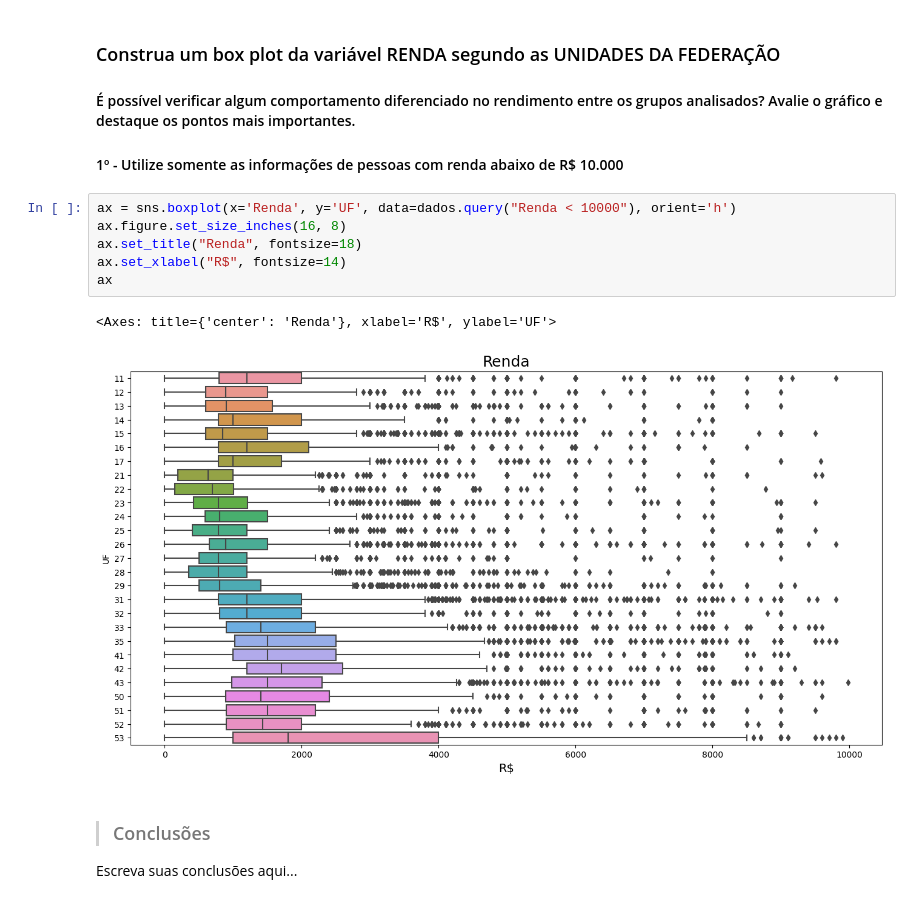
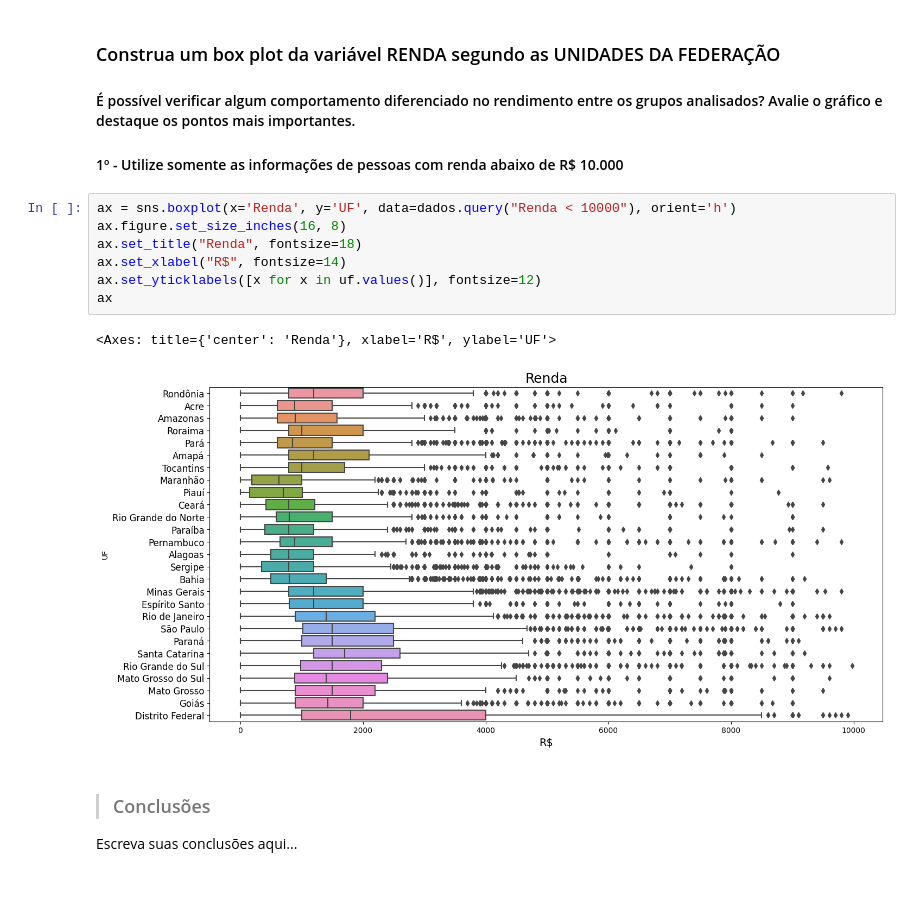
Before and after one commit to RayVilaca/Bootcamp-Data-Analytics, a Jupyter notebook: Cursos-Off/Alura/Estatística-com-Python/frequencias-e-medidas/Análise_Descritiva.ipynb, the cells around one changed output. Cells and saved outputs as stored; diff of their text form.

```diff
--- a/Cursos-Off/Alura/Estatística-com-Python/frequencias-e-medidas/Análise_Descritiva.ipynb
+++ b/Cursos-Off/Alura/Estatística-com-Python/frequencias-e-medidas/Análise_Descritiva.ipynb
@@ -650,12 +684,13 @@ dados.groupby(['UF']).agg({'Renda': ['mean', 'median', 'max', 'std']})
 # %%
 ax = sns.boxplot(x='Renda', y='UF', data=dados.query("Renda < 10000"), orient='h')
 ax.figure.set_size_inches(16, 8)
 ax.set_title("Renda", fontsize=18)
 ax.set_xlabel("R$", fontsize=14)
+ax.set_yticklabels([x for x in uf.values()], fontsize=12)
 ax
 # %% [output]
 <Axes: title={'center': 'Renda'}, xlabel='R$', ylabel='UF'>
-[figure, old version]
+[figure, new version]
 # %% [markdown]
 > ### Conclusões
 
```
Also changed, not shown: parts of 9 cells of this notebook.
